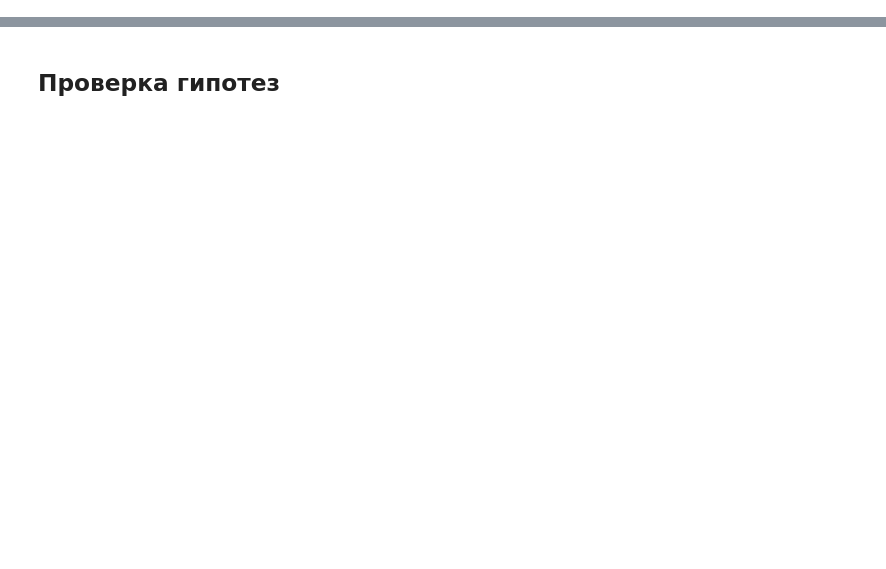
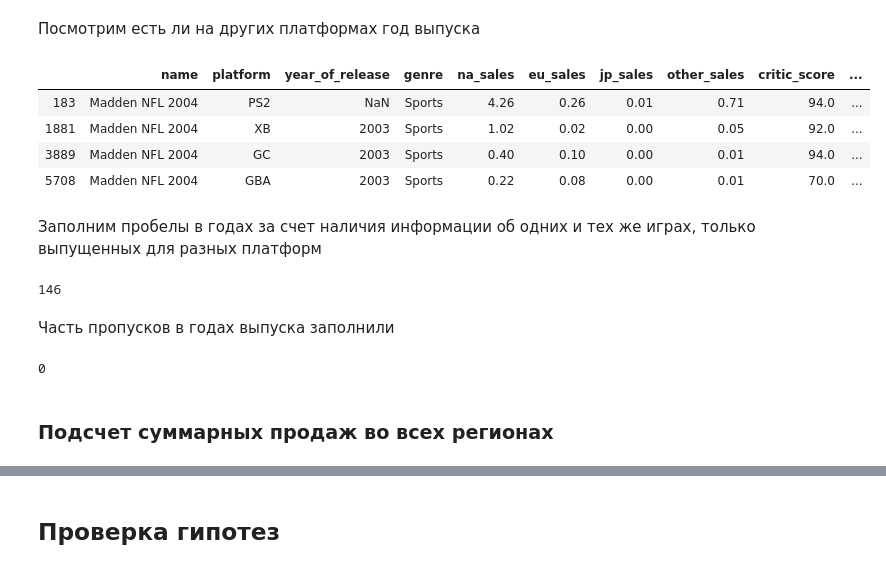
Before and after one commit to NatalyaP1991/Yandex.Practicum_NataliaP, a Jupyter notebook: Project_04.ipynb, the cells around one changed output, grey strips where cells are left out. Cells and saved outputs as stored; diff of their text form; code cells hidden in the pictures; blank space fills up the shorter version.

```diff
--- a/Project_04.ipynb
+++ b/Project_04.ipynb
@@ -378,0 +170,2 @@ array(['acid', 'acoustic', 'action', 'adult', 'africa', 'afrikaans',
+# %%
+df_games['year_of_release'] = df_games['year_of_release'].astype('Int16')
@@ -378,0 +217,2 @@ array(['acid', 'acoustic', 'action', 'adult', 'africa', 'afrikaans',
+# %%
+df_games.loc[df_games['user_score'] == 'tbd', 'user_score'] = float('nan')
@@ -378,0 +223,4 @@ array(['acid', 'acoustic', 'action', 'adult', 'africa', 'afrikaans',
+# %%
+df_games['rating'] = df_games['rating'].fillna(0)
+# %%
+df_games['rating'] = df_games['rating'].replace(0, 'No ESRB')
@@ -378,0 +270,12 @@ array(['acid', 'acoustic', 'action', 'adult', 'africa', 'afrikaans',
+# %% [markdown]
+Посмотрим есть ли на других платформах год выпуска
+# %%
+df_games.query('name == "Madden NFL 2004"')
+# %% [output]
+|  | name | platform | year_of_release | genre | na_sales | eu_sales | jp_sales | other_sales | critic_score | ... |
+| 183 | Madden NFL 2004 | PS2 | NaN | Sports | 4.26 | 0.26 | 0.01 | 0.71 | 94.0 | ... |
+| 1881 | Madden NFL 2004 | XB | 2003 | Sports | 1.02 | 0.02 | 0.00 | 0.05 | 92.0 | ... |
+| 3889 | Madden NFL 2004 | GC | 2003 | Sports | 0.40 | 0.10 | 0.00 | 0.01 | 94.0 | ... |
+| 5708 | Madden NFL 2004 | GBA | 2003 | Sports | 0.22 | 0.08 | 0.00 | 0.01 | 70.0 | ... |
+# %% [markdown]
+Заполним пробелы в годах за счет наличия информации об одних и тех же играх, только выпущенных для разных платформ
@@ -378,0 +285,6 @@ array(['acid', 'acoustic', 'action', 'adult', 'africa', 'afrikaans',
+# %%
+df_games['year_of_release'].isna().sum()
+# %% [output]
+146
+# %% [markdown]
+Часть пропусков в годах выпуска заполнили
@@ -378,0 +293,6 @@ array(['acid', 'acoustic', 'action', 'adult', 'africa', 'afrikaans',
+# %%
+df_games['year_of_release'].isna().sum()
+# %% [output]
+0
+# %% [markdown]
+### Подсчет суммарных продаж во всех регионах
```
Also changed, not shown: parts of 295 cells of this notebook.
